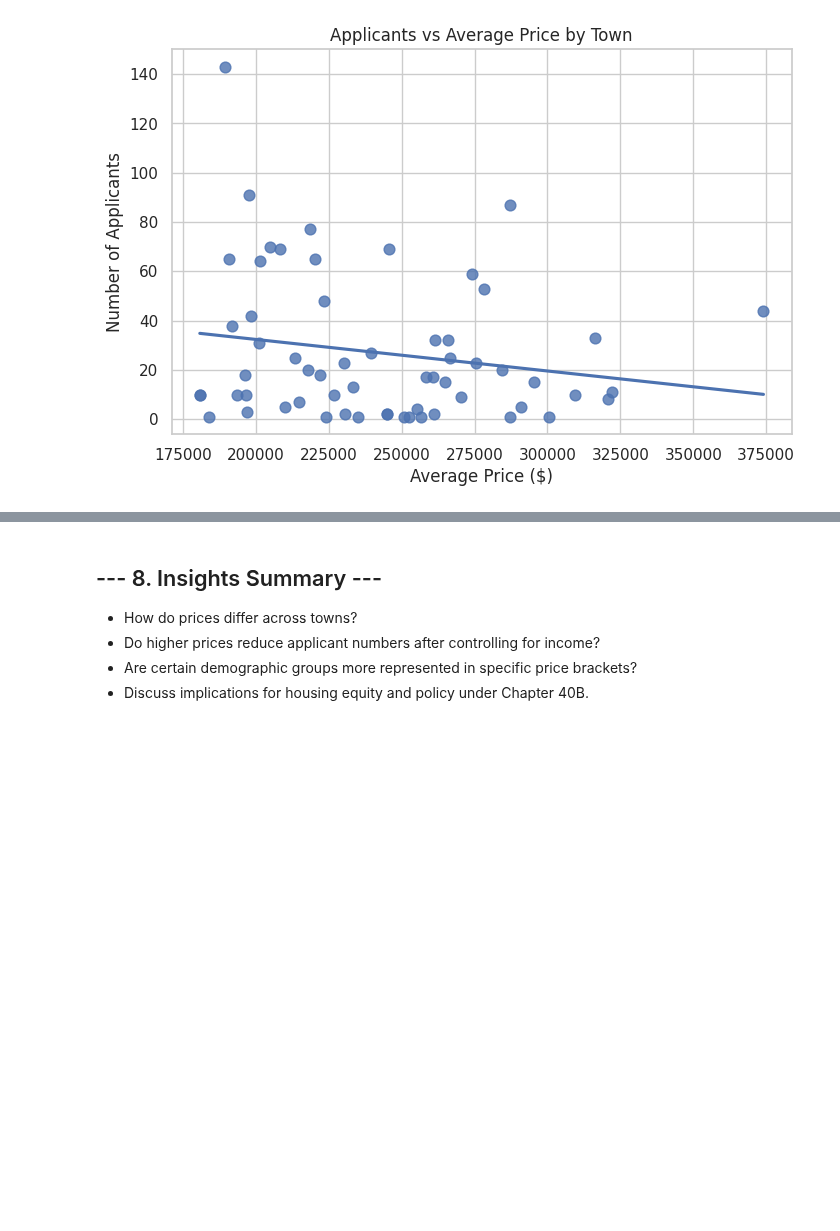
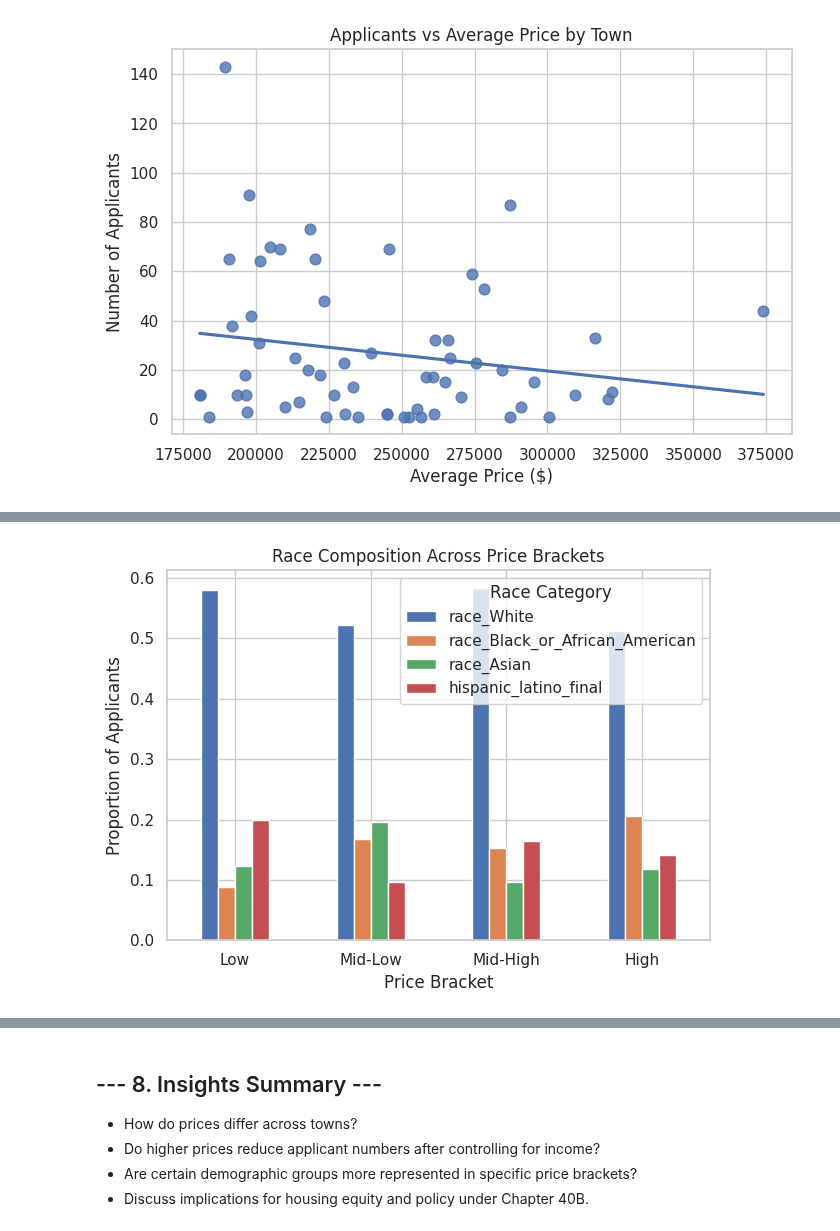
Before and after one commit to BU-Spark/pitne-affordable-housing-efficacy, a Jupyter notebook: fa25-team-a/analysis/Q3)_applicant_vs_price_analysis.ipynb, the cells around one changed output, grey strips where cells are left out. Saved outputs shown, nothing was run; the diff lists cells and outputs as text; code cells hidden in the pictures; blank space fills up the shorter version.

Commit message:
price vs race analysis added

```diff
--- a/fa25-team-a/analysis/Q3)_applicant_vs_price_analysis.ipynb
+++ b/fa25-team-a/analysis/Q3)_applicant_vs_price_analysis.ipynb
@@ -298,3 +298,93 @@ plt.ylabel('Number of Applicants')
 plt.show()
 # %% [output]
 [figure]
+# %%
+
+#      RACE vs PRICE RANGE ANALYSIS
+
+
+import pandas as pd
+import seaborn as sns
+import matplotlib.pyplot as plt
+import statsmodels.api as sm
+import numpy as np
+
+
+
+race_cols = [
+    'race_White',
+    'race_Black_or_African_American',
+    'race_Asian',
+    'hispanic_latino_final'
+]
+
+df['race_group'] = df[race_cols].idxmax(axis=1)
+
+
+analysis_df = df.dropna(subset=['price_bracket', 'race_group']).copy()
+
+
+
+race_by_price = analysis_df.groupby('price_bracket')[race_cols].mean()
+
+print("\nAverage race proportions by price bracket:")
+print(race_by_price)
+
+
+# 4. Visualization: Race composition across price brackets
+
+
+plt.figure(figsize=(10,6))
+race_by_price.plot(kind='bar')
+plt.title("Race Composition Across Price Brackets")
+plt.ylabel("Proportion of Applicants")
+plt.xlabel("Price Bracket")
+plt.xticks(rotation=0)
+plt.legend(title="Race Category")
+plt.tight_layout()
+plt.show()
+
+
+# 5. Multinomial model (price bracket ~ race_group)
+
+
+# Encode outcome (price bracket)
+analysis_df['price_code'] = (
+    analysis_df['price_bracket']
+    .astype('category')
+    .cat.codes
+    .astype(float)
+)
+
+# Encode race group as category → numeric
+analysis_df['race_group'] = analysis_df['race_group'].astype('category')
+analysis_df['race_code'] = analysis_df['race_group'].cat.codes.astype(float)
+
+# Create dummy variables for race_group
+X = pd.get_dummies(analysis_df['race_group'], drop_first=True)
+
+# Add constant
+X = sm.add_constant(X)
+
+# Convert to float to prevent dtype errors
+X = X.astype(float)
+
+# Outcome variable
+y = analysis_df['price_code'].astype(float)
+
+# Remove any remaining problematic rows
+mask = ~(X.isna().any(axis=1) | y.isna())
+X = X.loc[mask]
+y = y.loc[mask]
+
+# Fit model
+mnlogit_model = sm.MNLogit(y, X).fit()
+print("\nMultinomial Model Results:")
+print(mnlogit_model.summary())
+
+print("\nRace Group Mapping:")
+print(dict(enumerate(analysis_df['race_group'].cat.categories)))
+
+print("\nPrice Bracket Mapping:")
+print(dict(enumerate(analysis_df['price_bracket'].astype('category').cat.categories)))
+# %% [output]
@@ -300,0 +406 @@ plt.show()
+[figure, added]
```
Also changed, not shown: parts of 6 cells of this notebook.
